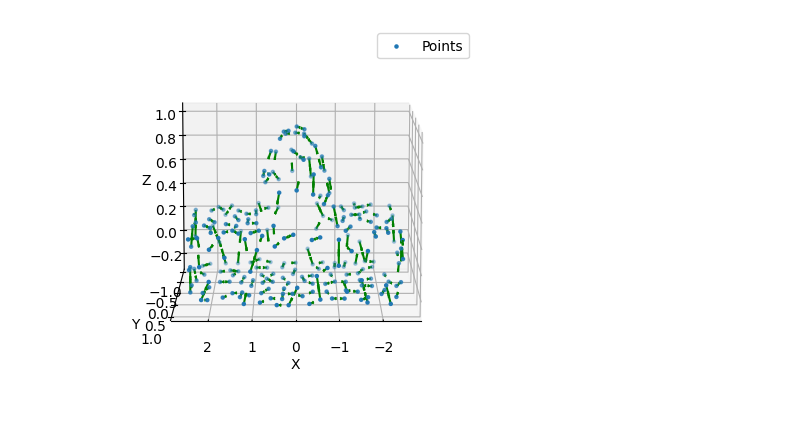
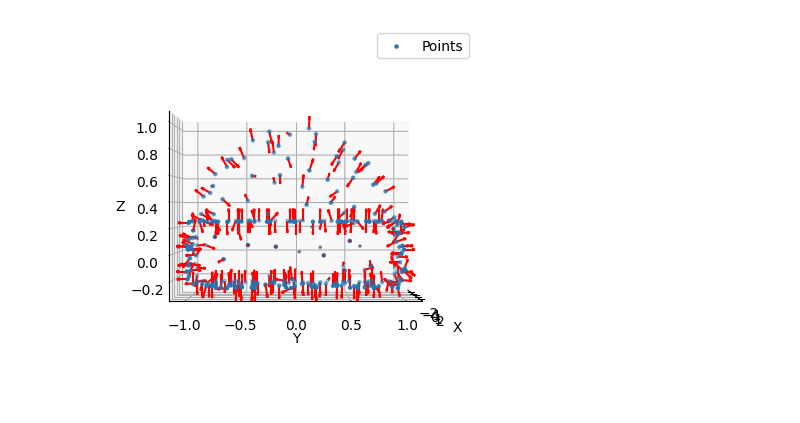
Before and after one commit to vinca0224/3D, a Jupyter notebook: normalVector.ipynb, the cells around one changed output. Drawn from its saved outputs; the diff is of its cells as text; code cells hidden in the pictures.

```diff
--- a/normalVector.ipynb
+++ b/normalVector.ipynb
@@ -6,5 +7,5 @@ model = trimesh.load('./obj/model.stl')
 # %%
 ## 표면 위의 점 추출
 ### sample_surface_even()은 샘플들이 서로 가까이 붙지않도록 배치
-samples = trimesh.sample.sample_surface_even(model, 250)
+samples = trimesh.sample.sample_surface_even(model, 300)
 points = samples[0]
@@ -16,8 +47,9 @@ from scipy.spatial import cKDTree
 normal_vectors = []
 tangent_vectors = []
 
+tree = cKDTree(points)
+
 for p1 in points:
-    tree = cKDTree(points)
     # index[0]은 point 자기자신
     # d = p1와 가까운 점들과의 거리, index는 p1과 가까운 점들의 인덱스
     distance_from_p1, index = tree.query(p1, k=3)
@@ -41,7 +73,7 @@ for p1 in points:
 
     # v1이나 v2를 사용하여 탄젠트 벡터 계산
     # 크로스 곱으로 노멀 벡터와 직교하는 벡터를 탄젠트 벡터로 설정
-    tangent_vector = v1
+    tangent_vector = np.cross(normal_vector, v2)
 
     # 탄젠트 벡터 정규화 (길이 1로 만들기)
     tangent_norm = np.linalg.norm(tangent_vector)
@@ -55,33 +87,35 @@ for p1 in points:
 # %%
 import matplotlib.pyplot as plt
 
 fig = plt.figure()
 ax = fig.add_subplot(111, projection='3d')
 
 # 점 그리기
 ax.scatter(points[:, 0], points[:, 1], points[:, 2], marker='o', s=5, label="Points")
 
-# # 법선 벡터 시각화
-# for i, normal_vector in enumerate(normal_vectors):
+# 법선 벡터 시각화
+for i, normal_vector in enumerate(normal_vectors):
+    ax.quiver(points[i, 0], points[i, 1], points[i, 2],
+              normal_vector[0], normal_vector[1], normal_vector[2], color='red', length=0.1)
+
+# # 탄젠트 벡터 시각화
+# for i, tangent_vector in enumerate(tangent_vectors):
 #     ax.quiver(points[i, 0], points[i, 1], points[i, 2],
-#               normal_vector[0], normal_vector[1], normal_vector[2], color='red', length=0.1)
+#               tangent_vector[0], tangent_vector[1], tangent_vector[2], color='green', length=0.1)
 
-# 탄젠트 벡터 시각화
-for i, tangent_vector in enumerate(tangent_vectors):
-    ax.quiver(points[i, 0], points[i, 1], points[i, 2],
-              tangent_vector[0], tangent_vector[1], tangent_vector[2], color='green', length=0.1)
+# ax.plot_trisurf(vertices[:, 0], vertices[:, 1], vertices[:, 2], triangles=model.faces, color='white', alpha= 0.3, edgecolor='gray')
 
 # 제목 설정 및 축 라벨
 ax.set_xlabel('X')
 ax.set_ylabel('Y')
 ax.set_zlabel('Z')
 ax.legend()
-ax.view_init(elev=10, azim=90)
+ax.view_init(elev=0, azim=0)
 
 # 플롯
 plt.show()
 # %% [output]
-[figure, old version]
+[figure, new version]
 # %%
 # import numpy as np
 # from scipy.spatial import cKDTree
```
Also changed, not shown: parts of 2 cells of this notebook, 2 other files.
